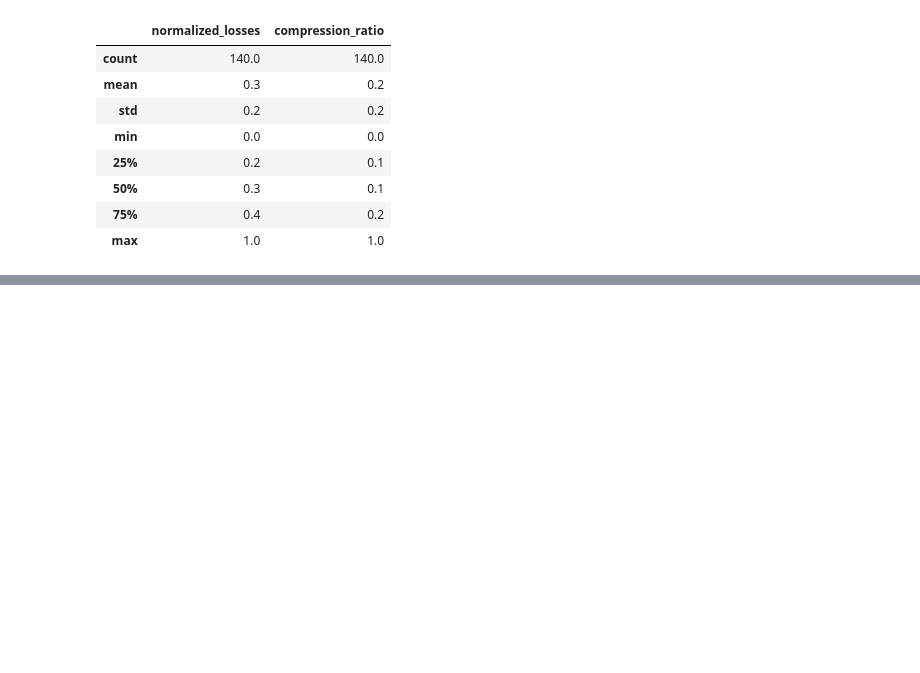
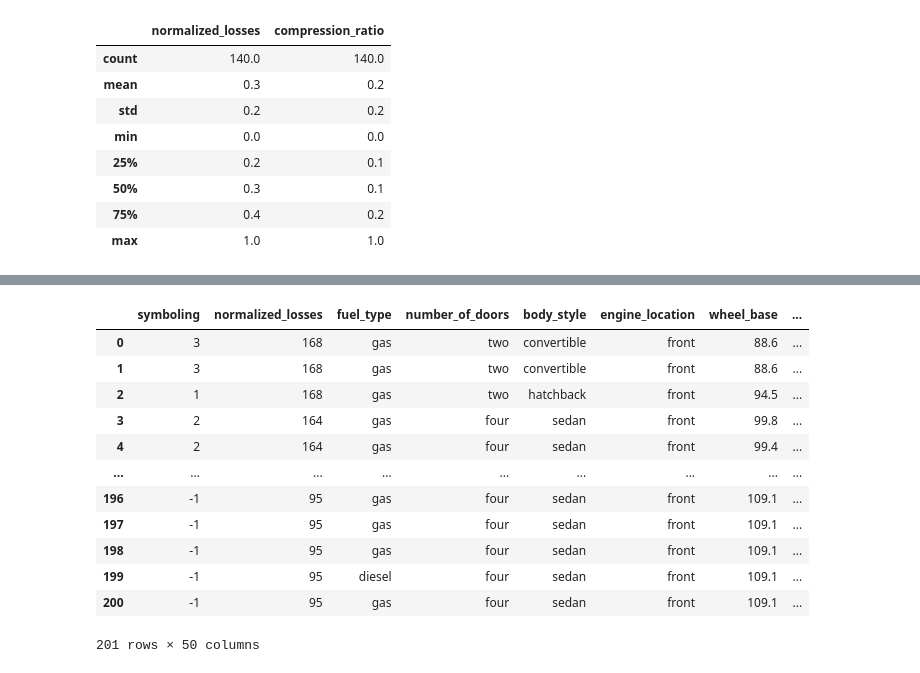
Before and after one commit to Maruf-Ahmad-khan/MinMaxScaling, a Jupyter notebook: MinMaxScale.ipynb, the cells around one changed output, grey strips where cells are left out. Saved outputs shown, nothing was run; the diff lists cells and outputs as text; code cells hidden in the pictures; blank space fills up the shorter version.

```diff
--- a/MinMaxScale.ipynb
+++ b/MinMaxScale.ipynb
@@ -175,0 +215,16 @@ np.round(X_train_Scale.describe(), 1)
+# %%
+pd.get_dummies(df, columns=['make', 'aspiration', 'drive_wheels'])
+# %% [output]
+|  | symboling | normalized_losses | fuel_type | number_of_doors | body_style | engine_location | wheel_base | ... |
+| 0 | 3 | 168 | gas | two | convertible | front | 88.6 | ... |
+| 1 | 3 | 168 | gas | two | convertible | front | 88.6 | ... |
+| 2 | 1 | 168 | gas | two | hatchback | front | 94.5 | ... |
+| 3 | 2 | 164 | gas | four | sedan | front | 99.8 | ... |
+| 4 | 2 | 164 | gas | four | sedan | front | 99.4 | ... |
+| ... | ... | ... | ... | ... | ... | ... | ... | ... |
+| 196 | -1 | 95 | gas | four | sedan | front | 109.1 | ... |
+| 197 | -1 | 95 | gas | four | sedan | front | 109.1 | ... |
+| 198 | -1 | 95 | gas | four | sedan | front | 109.1 | ... |
+| 199 | -1 | 95 | diesel | four | sedan | front | 109.1 | ... |
+| 200 | -1 | 95 | gas | four | sedan | front | 109.1 | ... |
+201 rows × 50 columns
```
Also changed, not shown: parts of 10 cells of this notebook, 2 other files.
